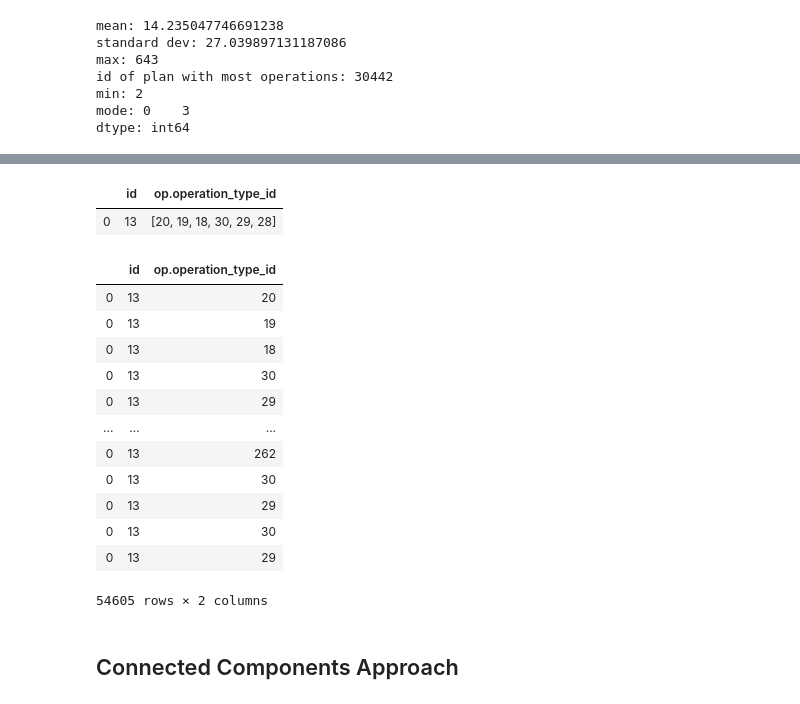
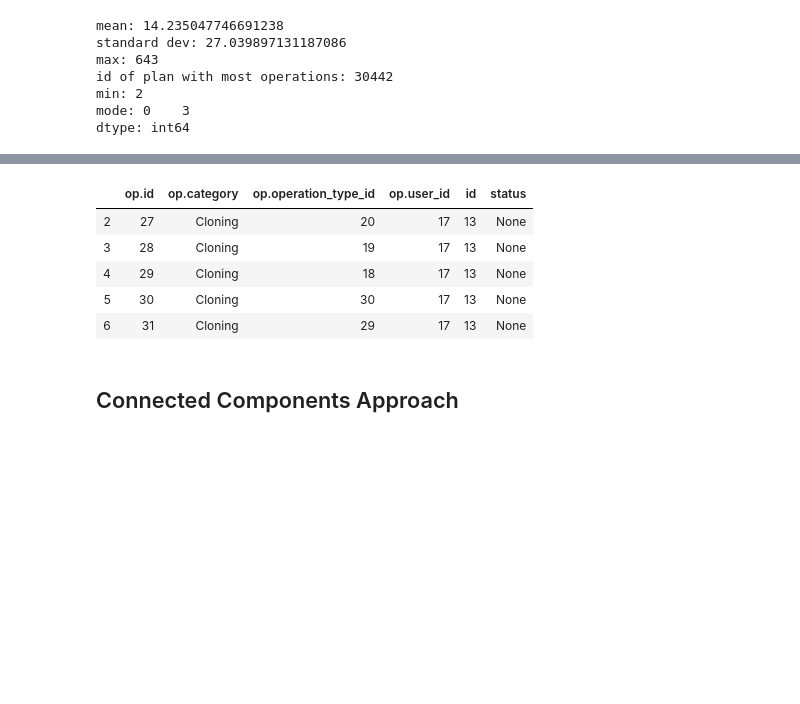
Before and after one commit to hicsail/crucible, a Jupyter notebook: scratch/test-train-split/test_train_split_v2.ipynb, the cells around one changed output, grey strips where cells are left out. Saved outputs shown, nothing was run; the diff lists cells and outputs as text; code cells hidden in the pictures; blank space fills up the shorter version.

```diff
--- a/scratch/test-train-split/test_train_split_v2.ipynb
+++ b/scratch/test-train-split/test_train_split_v2.ipynb
@@ -254,5 +170,0 @@ number of plans after split: (8004, 2)
-# %%
-full_ops_df.loc[full_ops_df.id == 13]
-# %% [output]
-|  | id | op.operation_type_id |
-| 0 | 13 | [20, 19, 18, 30, 29, 28] |
@@ -262,19 +171,12 @@ exploded_df = full_ops_df.explode('op.operation_type_id')
-# %%
-exploded_df.loc[exploded_df.id == 13]
-# %% [output]
-|  | id | op.operation_type_id |
-| 0 | 13 | 20 |
-| 0 | 13 | 19 |
-| 0 | 13 | 18 |
-| 0 | 13 | 30 |
-| 0 | 13 | 29 |
-| ... | ... | ... |
-| 0 | 13 | 262 |
-| 0 | 13 | 30 |
-| 0 | 13 | 29 |
-| 0 | 13 | 30 |
-| 0 | 13 | 29 |
-54605 rows × 2 columns
+# %%
+real_operations_without_islands_df.head(5)
+# %% [output]
+|  | op.id | op.category | op.operation_type_id | op.user_id | id | status |
+| 2 | 27 | Cloning | 20 | 17 | 13 | None |
+| 3 | 28 | Cloning | 19 | 17 | 13 | None |
+| 4 | 29 | Cloning | 18 | 17 | 13 | None |
+| 5 | 30 | Cloning | 30 | 17 | 13 | None |
+| 6 | 31 | Cloning | 29 | 17 | 13 | None |
 # %% [markdown]
 ## Connected Components Approach
 # %%
```
Also changed, not shown: parts of 20 cells of this notebook.
